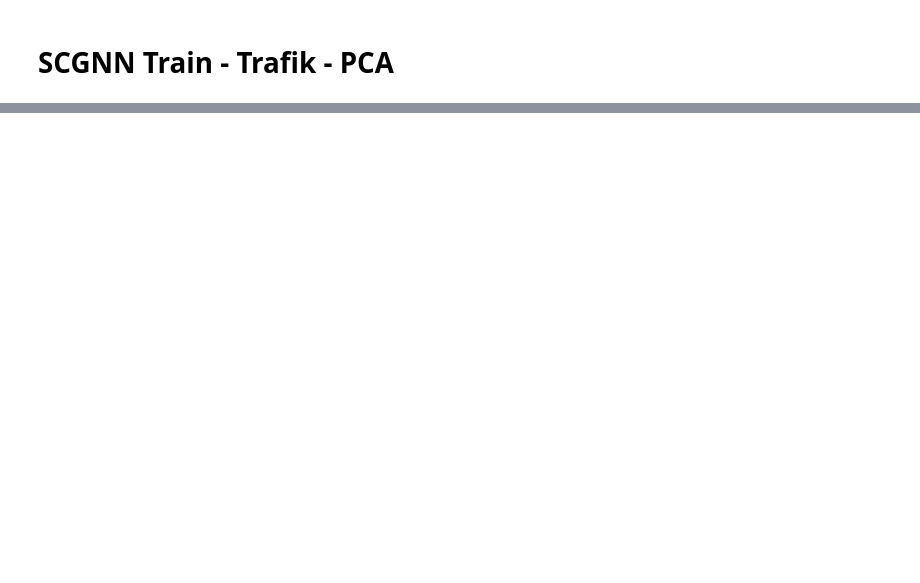
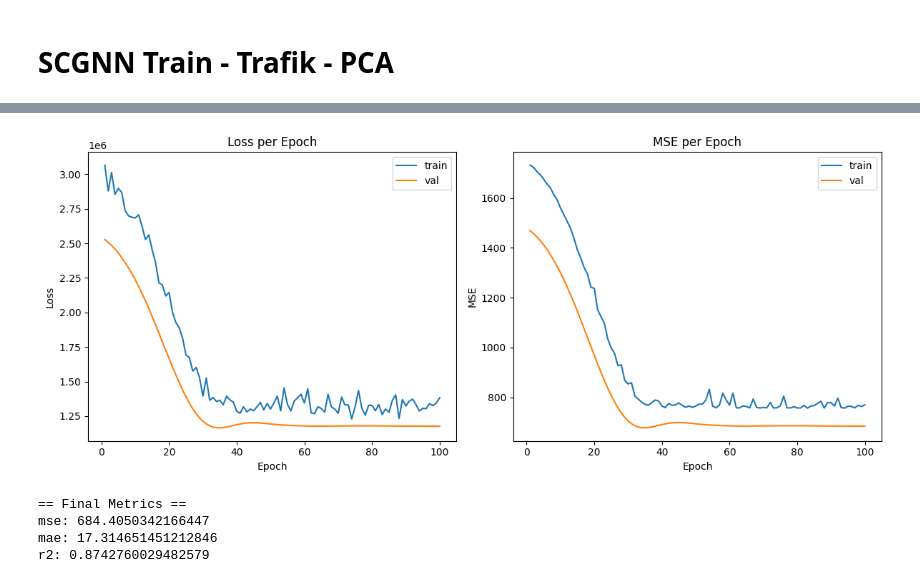
Before and after one commit to nK3406/MLProject_570, a Jupyter notebook: notebooks/trains/scgnn_train_trafik_pca.ipynb, the cells around one changed output, grey strips where cells are left out. Drawn from its saved outputs; the diff is of its cells as text; code cells hidden in the pictures; blank space fills up the shorter version.

```diff
--- a/notebooks/trains/scgnn_train_trafik_pca.ipynb
+++ b/notebooks/trains/scgnn_train_trafik_pca.ipynb
@@ -10,8 +11,8 @@ from src.utils.dataset import TrafficDataset
 from src.utils.model import TrafficPredictor
 from torch.utils.data import DataLoader, random_split
 # %%
-DATASET_PATH = config.DATA_TRAFIK
-df = pd.read_parquet(DATASET_PATH / 'data.parquet')
+DATASET_PATH = config.DATA_INTERIM
+df = pd.read_parquet(DATASET_PATH / "data.parquet")
 df = df.fillna(0)
 X_STEP, Y_STEP = 2, 1
 data_array = df.values
@@ -21,8 +22,8 @@ dataset = TrafficDataset(data_array, X_STEP, Y_STEP, pca_components=PCA_COMPONEN
 train_len = int(len(dataset) * 0.8)
 val_len = len(dataset) - train_len
 train_ds, val_ds = random_split(dataset, [train_len, val_len])
-train_loader = DataLoader(train_ds, batch_size=10, shuffle=True)
-val_loader = DataLoader(val_ds, batch_size=10)
+train_loader = DataLoader(train_ds, batch_size=50, shuffle=True)
+val_loader = DataLoader(val_ds, batch_size=50)
 sensors = dataset.sensors
 edges = []
 for i in range(sensors - 1):
@@ -30,5 +31,6 @@ for i in range(sensors - 1):
     edges.append([i + 1, i])
 edge_index = torch.tensor(edges, dtype=torch.long).t()
 predictor = TrafficPredictor('scgnn', sensors, X_STEP, Y_STEP, edge_index=edge_index, pca_model=dataset.pca if True else None)
-predictor.train(train_loader, val_loader, epochs=10, save_path=config.PROJECT_ROOT.joinpath('models/scgnn_trafik_pca.pt'), save_optimizer=True)
+predictor.train(train_loader, val_loader, epochs=100, save_path=config.PROJECT_ROOT.joinpath('models/scgnn_trafik_pca.pt'), save_optimizer=True)
 predictor.show()
+# %% [output]
@@ -34,0 +54,5 @@ predictor.show()
+[figure, added]
+== Final Metrics ==
+mse: 684.4050342166447
+mae: 17.314651451212846
+r2: 0.8742760029482579
```
Also changed, not shown: parts of 2 cells of this notebook, 15 other files.
